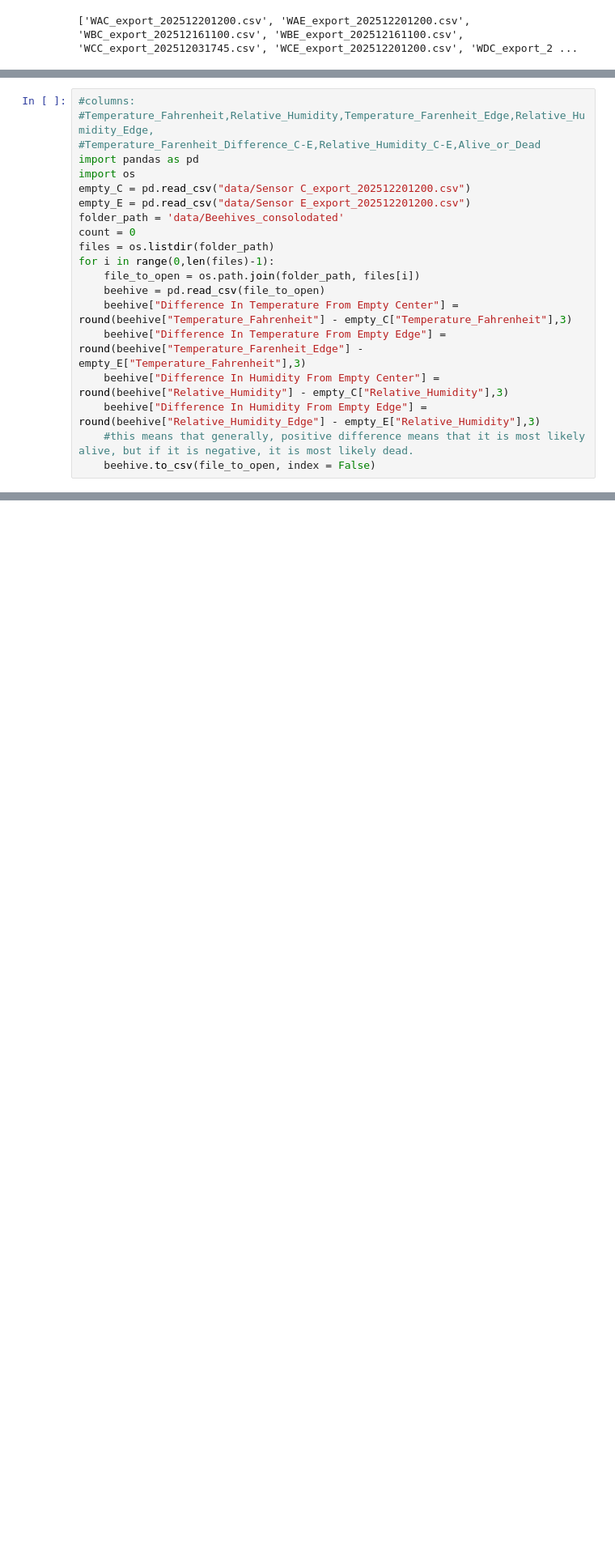
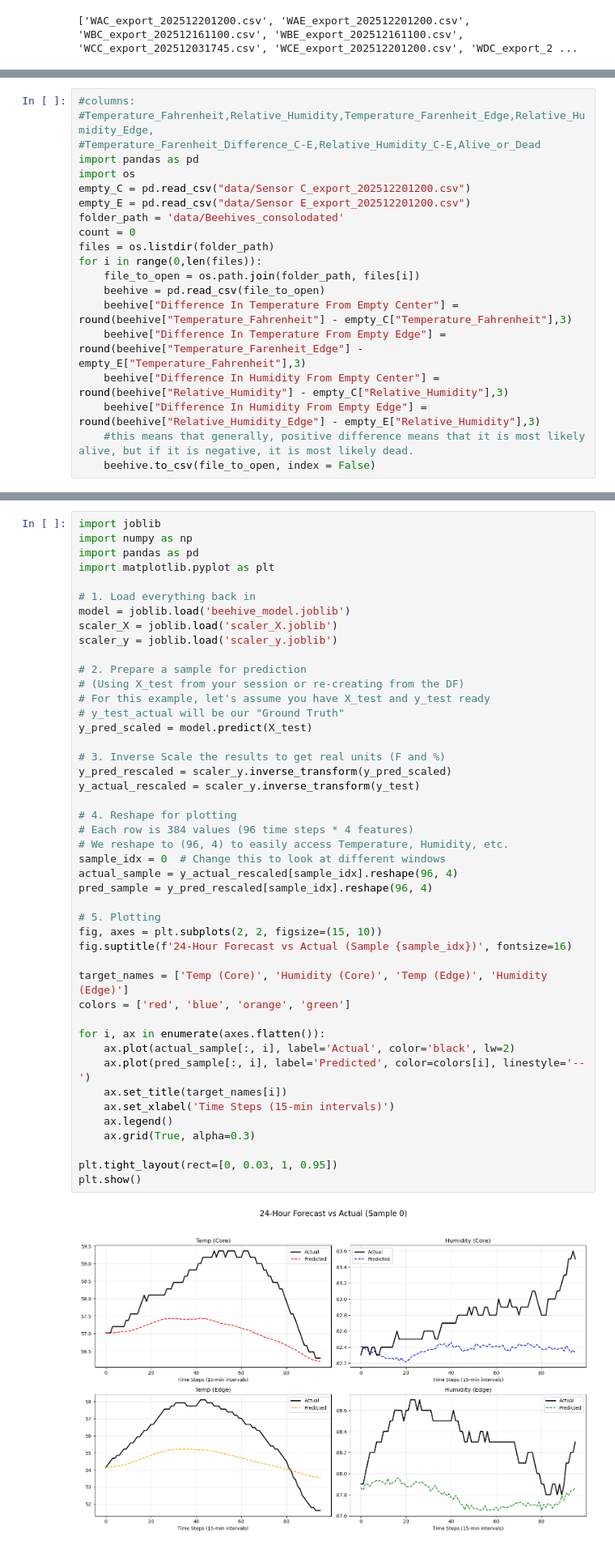
Before and after one commit to Victorthetoost/VIP-beekeps, a Jupyter notebook: data cleaning and consoledation.ipynb, the cells around one changed output, grey strips where cells are left out. Shown at 81% size. Drawn from its saved outputs; the diff is of its cells as text; blank space fills up the shorter version.

Commit message:
saving model and scalers

```diff
--- a/data cleaning and consoledation.ipynb
+++ b/data cleaning and consoledation.ipynb
@@ -109,7 +109,7 @@ empty_E = pd.read_csv("data/Sensor E_export_202512201200.csv")
 folder_path = 'data/Beehives_consolodated'
 count = 0
 files = os.listdir(folder_path)
-for i in range(0,len(files)-1):
+for i in range(0,len(files)):
     file_to_open = os.path.join(folder_path, files[i])
     beehive = pd.read_csv(file_to_open)
     beehive["Difference In Temperature From Empty Center"] = round(beehive["Temperature_Fahrenheit"] - empty_C["Temperature_Fahrenheit"],3)
@@ -120,0 +417,47 @@ for i in range(0,len(files)-1):
+# %%
+import joblib
+import numpy as np
+import pandas as pd
+import matplotlib.pyplot as plt
+
+# 1. Load everything back in
+model = joblib.load('beehive_model.joblib')
+scaler_X = joblib.load('scaler_X.joblib')
+scaler_y = joblib.load('scaler_y.joblib')
+
+# 2. Prepare a sample for prediction
+# (Using X_test from your session or re-creating from the DF)
+# For this example, let's assume you have X_test and y_test ready
+# y_test_actual will be our "Ground Truth"
+y_pred_scaled = model.predict(X_test)
+
+# 3. Inverse Scale the results to get real units (F and %)
+y_pred_rescaled = scaler_y.inverse_transform(y_pred_scaled)
+y_actual_rescaled = scaler_y.inverse_transform(y_test)
+
+# 4. Reshape for plotting
+# Each row is 384 values (96 time steps * 4 features)
+# We reshape to (96, 4) to easily access Temperature, Humidity, etc.
+sample_idx = 0  # Change this to look at different windows
+actual_sample = y_actual_rescaled[sample_idx].reshape(96, 4)
+pred_sample = y_pred_rescaled[sample_idx].reshape(96, 4)
+
+# 5. Plotting
+fig, axes = plt.subplots(2, 2, figsize=(15, 10))
+fig.suptitle(f'24-Hour Forecast vs Actual (Sample {sample_idx})', fontsize=16)
+
+target_names = ['Temp (Core)', 'Humidity (Core)', 'Temp (Edge)', 'Humidity (Edge)']
+colors = ['red', 'blue', 'orange', 'green']
+
+for i, ax in enumerate(axes.flatten()):
+    ax.plot(actual_sample[:, i], label='Actual', color='black', lw=2)
+    ax.plot(pred_sample[:, i], label='Predicted', color=colors[i], linestyle='--')
+    ax.set_title(target_names[i])
+    ax.set_xlabel('Time Steps (15-min intervals)')
+    ax.legend()
+    ax.grid(True, alpha=0.3)
+
+plt.tight_layout(rect=[0, 0.03, 1, 0.95])
+plt.show()
+# %% [output]
+[figure, added]
```
Also changed, not shown: parts of 4 cells of this notebook, 5 other files.
